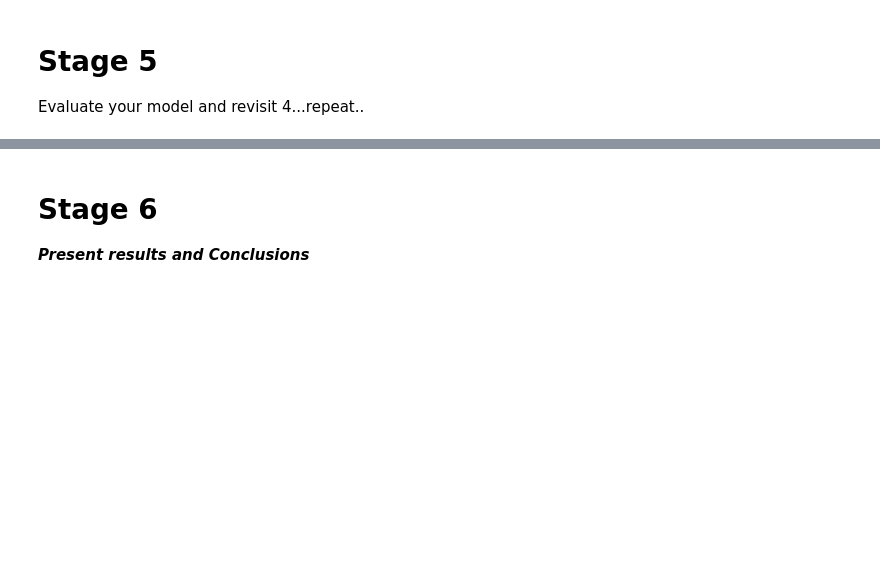
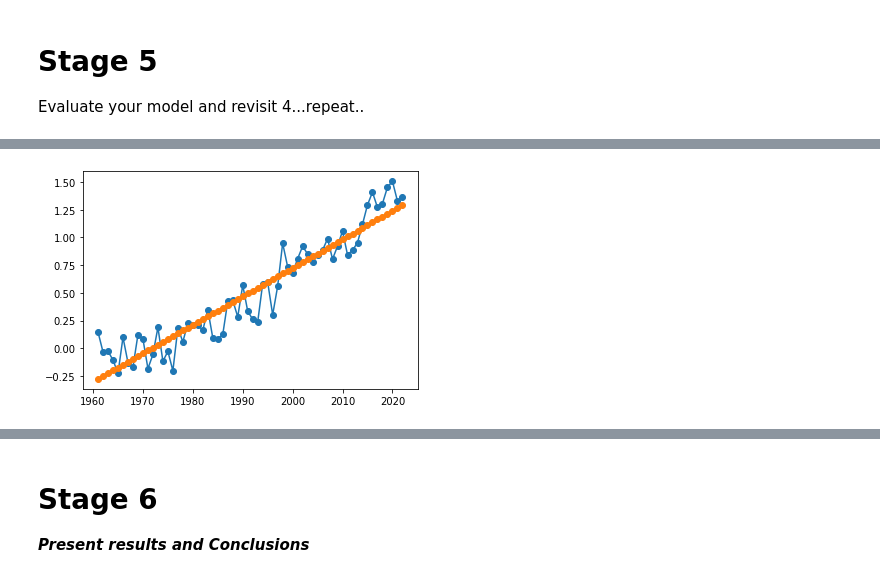
Before and after one commit to MyllaCastro/MTU, a Jupyter notebook: AI/Ass2SearchTree/Mylla_Castro_DataDrivenModel.ipynb, the cells around one changed output, grey strips where cells are left out. Drawn from its saved outputs; the diff is of its cells as text; code cells hidden in the pictures; blank space fills up the shorter version.

Commit message:
Updates on predictions plottings

```diff
--- a/AI/Ass2SearchTree/Mylla_Castro_DataDrivenModel.ipynb
+++ b/AI/Ass2SearchTree/Mylla_Castro_DataDrivenModel.ipynb
@@ -157,3 +204,13 @@ print(f'Average of temperature change over the years {df_yearly["Value"].mean()}
 # %% [output]
 Average of temperature change over the years 0.509437575703311
 Average of temperature change over the years 0.509437575703311
+# %%
+from collections import defaultdict
+from sklearn.preprocessing import LabelEncoder
+
+temp_copy = temp_change_df.copy()
+
+
+label_encoder = LabelEncoder()
+temp_copy['Area Encoded'] = label_encoder.fit_transform(temp_copy['Area'])
+temp_copy
@@ -173,0 +285,16 @@ For that reason, I should be using a linear regression model.
+# %%
+# Lasso Regression
+
+
+# Build a Lasso linear regression model
+lasso_model = Lasso(alpha=0.1)
+lasso_model.fit(x_train, y_train)
+
+# Make predictions on the test data
+y_pred = lasso_model.predict(x_test)
+
+# Evaluate the performance of the model using mean squared error
+mse = mean_squared_error(y_test, y_pred)
+score = lasso_model.score(x_test, y_test)
+print('R-squared score:', score)
+print("Mean Squared Error:", mse)
@@ -176,0 +345,13 @@ Evaluate your model and revisit 4...repeat..
+# %%
+def plot_data(original_df, predicted_df):
+    # Add a new column
+    original_df['Predicted temp'] = predicted_df
+
+    df_yearly = original_df.groupby(['Year'])['Value', 'Predicted temp'].mean().reset_index()
+
+    # Plot temperature data as a line plot
+    plt.plot(df_yearly['Year'], df_yearly['Value'], marker='o')
+    plt.plot(df_yearly['Year'], df_yearly['Predicted temp'], marker='o')
+
+    plt.show()
+temp_change_df
@@ -176,0 +372,8 @@ Evaluate your model and revisit 4...repeat..
+# %%
+# Lasso Model prediction
+
+lasso_pred = lasso_model.predict(X)
+
+plot_data(temp_change_df, lasso_pred)
+# %% [output]
+[figure, added]
```
Also changed, not shown: parts of 26 cells of this notebook, 1 other file.
